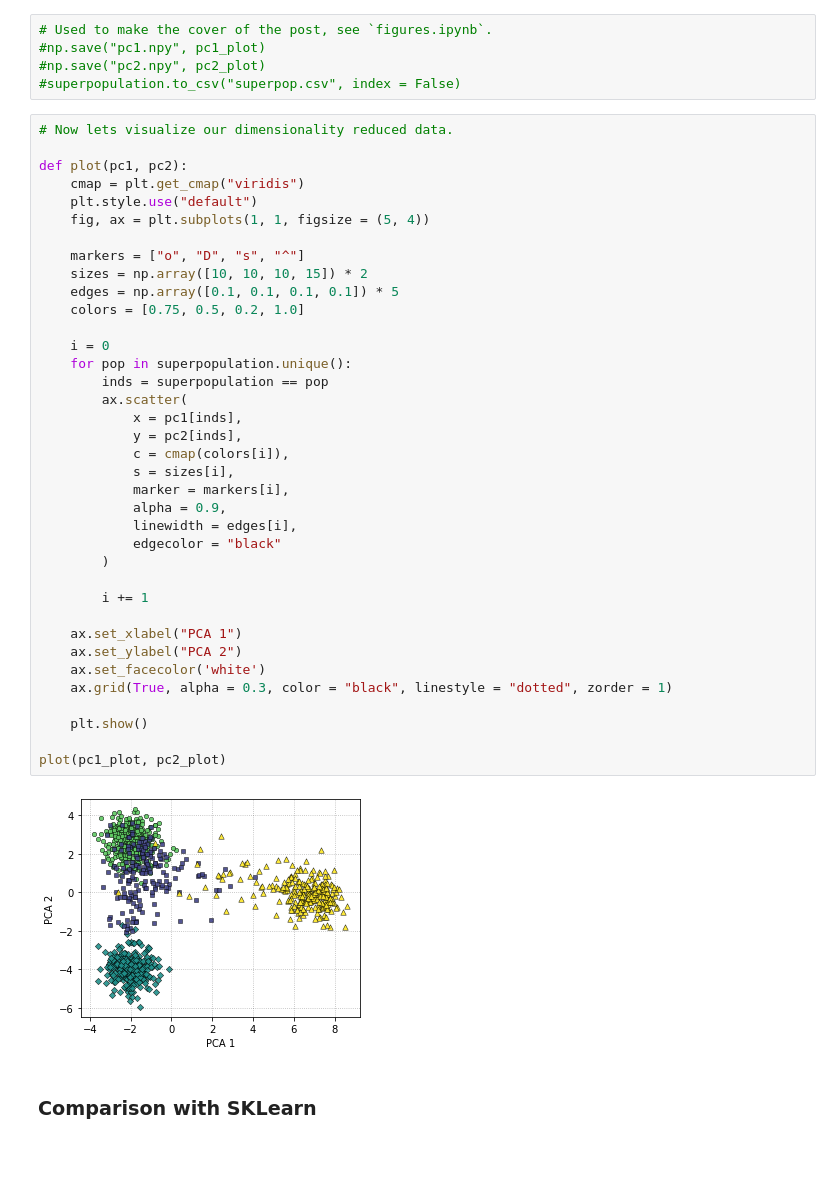
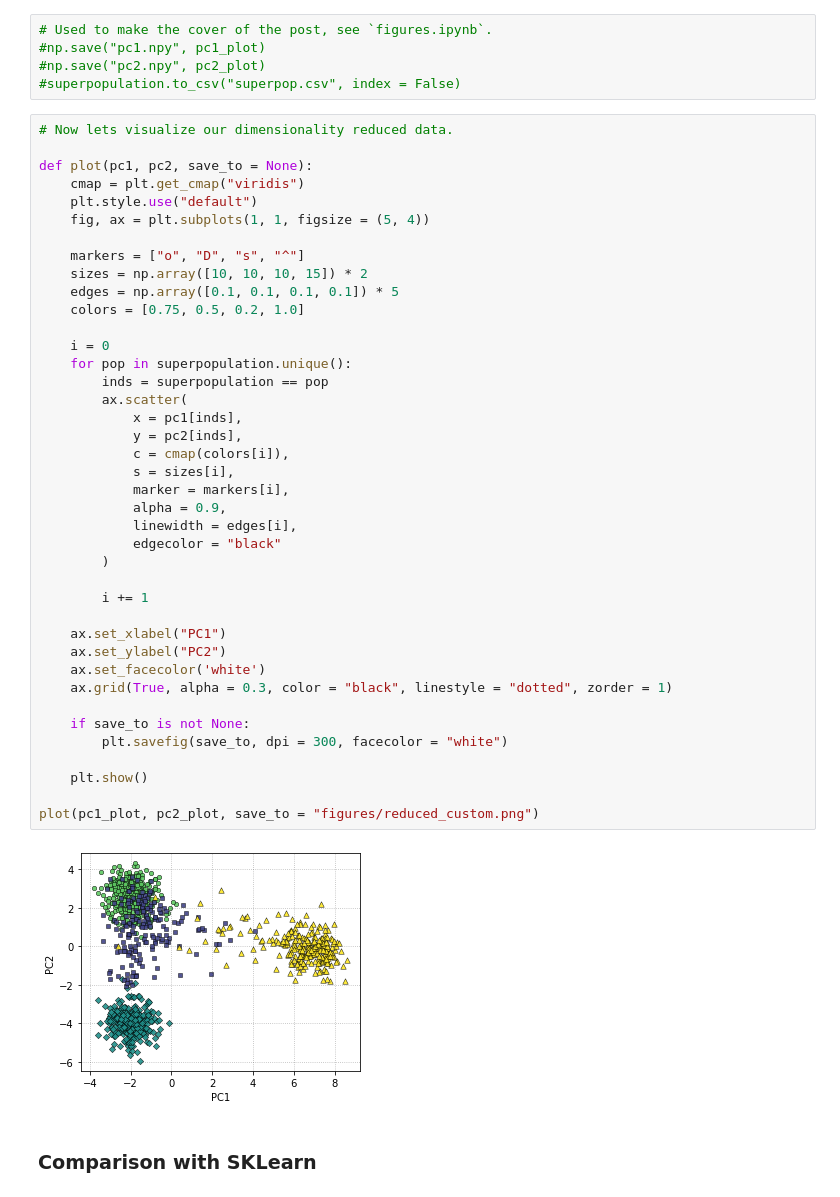
Before and after one commit to ryanirl/blog-supplementary, a Jupyter notebook: pca/pca.ipynb, the cells around one changed output. Saved outputs shown, nothing was run; the diff lists cells and outputs as text; blank space fills up the shorter version.

```diff
--- a/pca/pca.ipynb
+++ b/pca/pca.ipynb
@@ -241,42 +231,45 @@ pc2_plot = genotypes_normalized.T.dot(pc2)
 # %%
 # Now lets visualize our dimensionality reduced data.
 
-def plot(pc1, pc2):
+def plot(pc1, pc2, save_to = None):
     cmap = plt.get_cmap("viridis")
     plt.style.use("default")
     fig, ax = plt.subplots(1, 1, figsize = (5, 4))
 
     markers = ["o", "D", "s", "^"]
     sizes = np.array([10, 10, 10, 15]) * 2
     edges = np.array([0.1, 0.1, 0.1, 0.1]) * 5
     colors = [0.75, 0.5, 0.2, 1.0]
 
     i = 0
     for pop in superpopulation.unique():
         inds = superpopulation == pop
         ax.scatter(
             x = pc1[inds],
             y = pc2[inds],
             c = cmap(colors[i]),
             s = sizes[i],
             marker = markers[i],
             alpha = 0.9,
             linewidth = edges[i],
             edgecolor = "black"
         )
 
         i += 1
 
-    ax.set_xlabel("PCA 1")
-    ax.set_ylabel("PCA 2")
+    ax.set_xlabel("PC1")
+    ax.set_ylabel("PC2")
     ax.set_facecolor('white')
     ax.grid(True, alpha = 0.3, color = "black", linestyle = "dotted", zorder = 1)
 
+    if save_to is not None:
+        plt.savefig(save_to, dpi = 300, facecolor = "white")
+
     plt.show()
 
-plot(pc1_plot, pc2_plot)
+plot(pc1_plot, pc2_plot, save_to = "figures/reduced_custom.png")
 # %% [output]
-[figure, old version]
+[figure, new version]
 # %% [markdown]
 ### Comparison with SKLearn
 # %%
```
Also changed, not shown: parts of 5 cells of this notebook, 11 other files.
